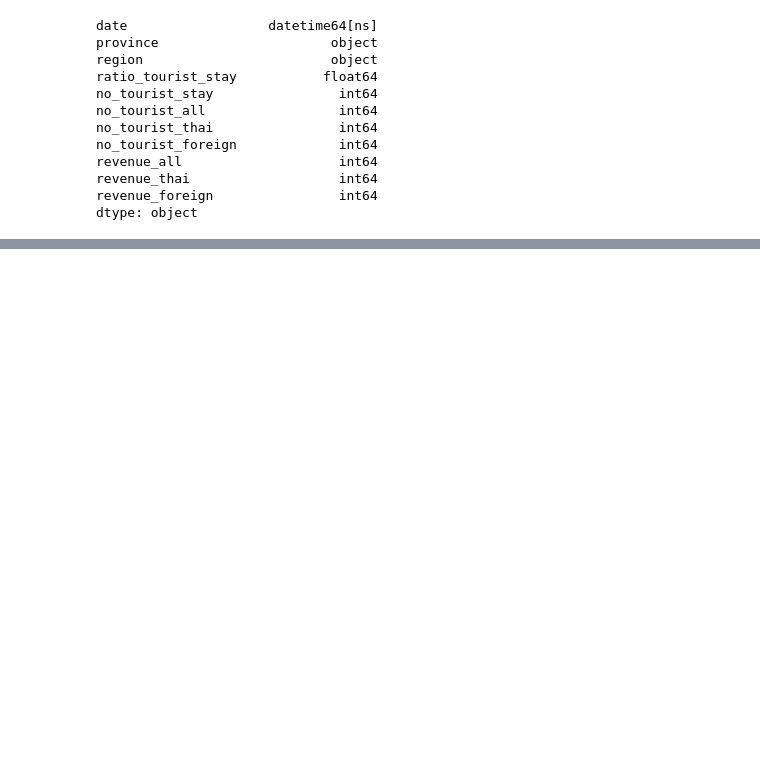
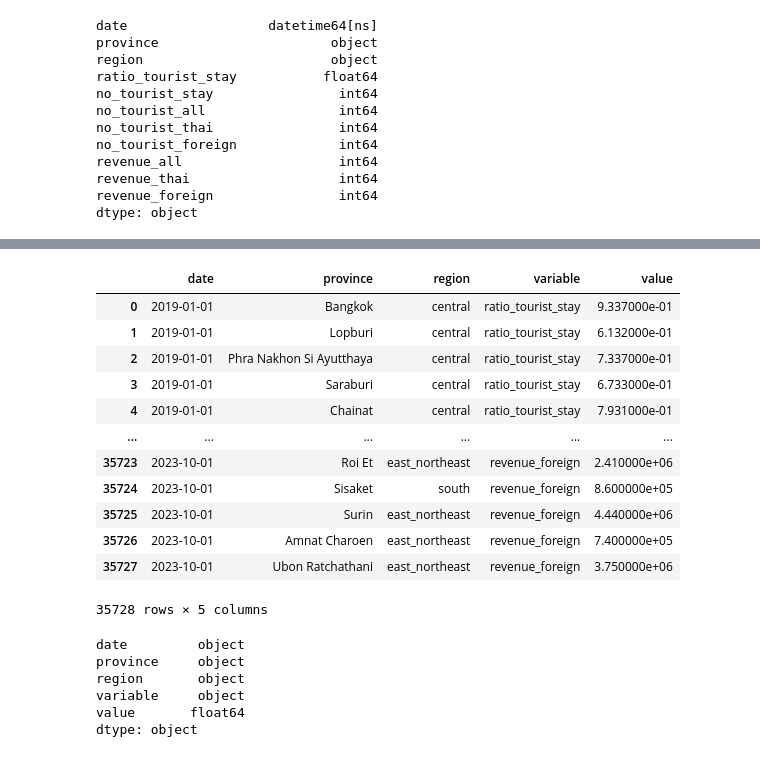
Before and after one commit to qducnguyen/business-analytics-project, a Jupyter notebook: notebooks/2_cleaned_data.ipynb, the cells around one changed output, grey strips where cells are left out. Cells and saved outputs as stored; diff of their text form; code cells hidden in the pictures; blank space fills up the shorter version.

```diff
--- a/notebooks/2_cleaned_data.ipynb
+++ b/notebooks/2_cleaned_data.ipynb
@@ -425,2 +399,27 @@ pd_new.head()
+# %%
+df_tourism
+# %% [output]
+|  | date | province | region | variable | value |
+| 0 | 2019-01-01 | Bangkok | central | ratio_tourist_stay | 9.337000e-01 |
+| 1 | 2019-01-01 | Lopburi | central | ratio_tourist_stay | 6.132000e-01 |
+| 2 | 2019-01-01 | Phra Nakhon Si Ayutthaya | central | ratio_tourist_stay | 7.337000e-01 |
+| 3 | 2019-01-01 | Saraburi | central | ratio_tourist_stay | 6.733000e-01 |
+| 4 | 2019-01-01 | Chainat | central | ratio_tourist_stay | 7.931000e-01 |
+| ... | ... | ... | ... | ... | ... |
+| 35723 | 2023-10-01 | Roi Et | east_northeast | revenue_foreign | 2.410000e+06 |
+| 35724 | 2023-10-01 | Sisaket | south | revenue_foreign | 8.600000e+05 |
+| 35725 | 2023-10-01 | Surin | east_northeast | revenue_foreign | 4.440000e+06 |
+| 35726 | 2023-10-01 | Amnat Charoen | east_northeast | revenue_foreign | 7.400000e+05 |
+| 35727 | 2023-10-01 | Ubon Ratchathani | east_northeast | revenue_foreign | 3.750000e+06 |
+35728 rows × 5 columns
+# %%
+df_tourism.dtypes
+# %% [output]
+date         object
+province     object
+region       object
+variable     object
+value       float64
+dtype: object
 # %%
 pd_new.to_csv(OUTPUT_FORMAT_DATA, index=False)
```
Also changed, not shown: parts of 17 cells of this notebook, 5 other files.
